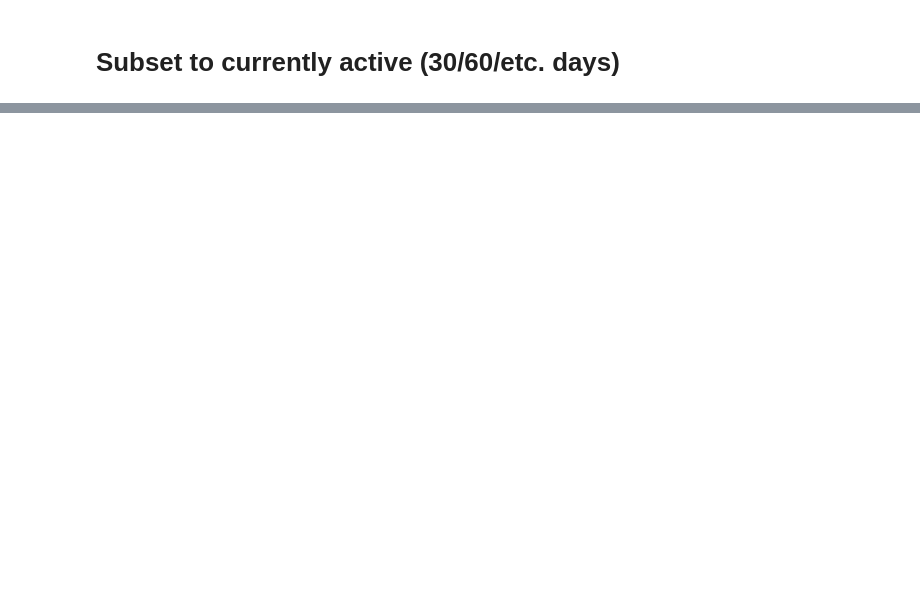
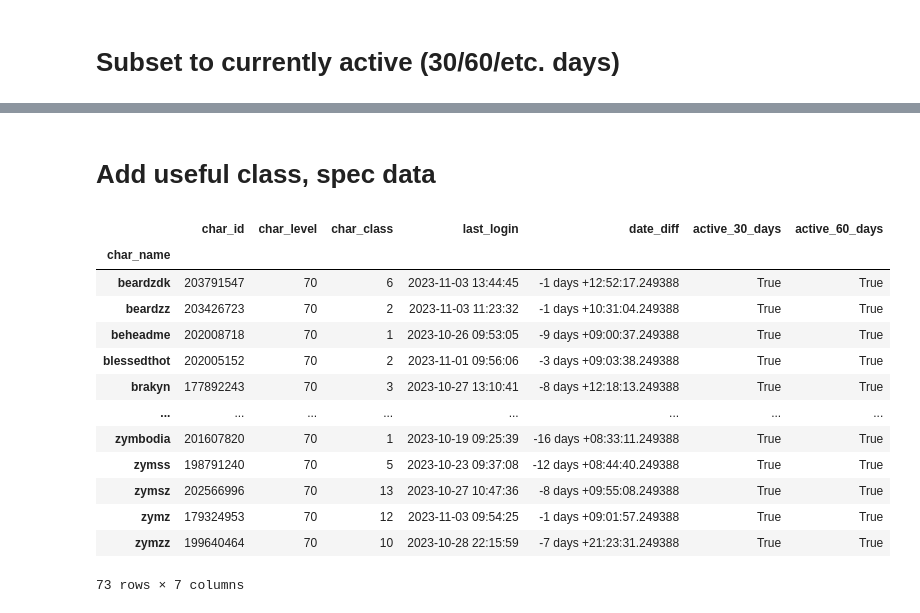
Before and after one commit to pricealex/train-bot, a Jupyter notebook: memberList.ipynb, the cells around one changed output, grey strips where cells are left out. Drawn from its saved outputs; the diff is of its cells as text; code cells hidden in the pictures; blank space fills up the shorter version.

```diff
--- a/memberList.ipynb
+++ b/memberList.ipynb
@@ -67,0 +96,20 @@ members_df
+# %% [markdown]
+# Add useful class, spec data
+# %%
+members_df =pd.read_csv('steamed_hams.csv').set_index('char_name')
+members_df
+# %% [output]
+|  | char_id | char_level | char_class | last_login | date_diff | active_30_days | active_60_days |
+| char_name |  |  |  |  |  |  |  |
+| beardzdk | 203791547 | 70 | 6 | 2023-11-03 13:44:45 | -1 days +12:52:17.249388 | True | True |
+| beardzz | 203426723 | 70 | 2 | 2023-11-03 11:23:32 | -1 days +10:31:04.249388 | True | True |
+| beheadme | 202008718 | 70 | 1 | 2023-10-26 09:53:05 | -9 days +09:00:37.249388 | True | True |
+| blessedthot | 202005152 | 70 | 2 | 2023-11-01 09:56:06 | -3 days +09:03:38.249388 | True | True |
+| brakyn | 177892243 | 70 | 3 | 2023-10-27 13:10:41 | -8 days +12:18:13.249388 | True | True |
+| ... | ... | ... | ... | ... | ... | ... | ... |
+| zymbodia | 201607820 | 70 | 1 | 2023-10-19 09:25:39 | -16 days +08:33:11.249388 | True | True |
+| zymss | 198791240 | 70 | 5 | 2023-10-23 09:37:08 | -12 days +08:44:40.249388 | True | True |
+| zymsz | 202566996 | 70 | 13 | 2023-10-27 10:47:36 | -8 days +09:55:08.249388 | True | True |
+| zymz | 179324953 | 70 | 12 | 2023-11-03 09:54:25 | -1 days +09:01:57.249388 | True | True |
+| zymzz | 199640464 | 70 | 10 | 2023-10-28 22:15:59 | -7 days +21:23:31.249388 | True | True |
+73 rows × 7 columns
```
Also changed, not shown: parts of 9 cells of this notebook, 8 other files.
